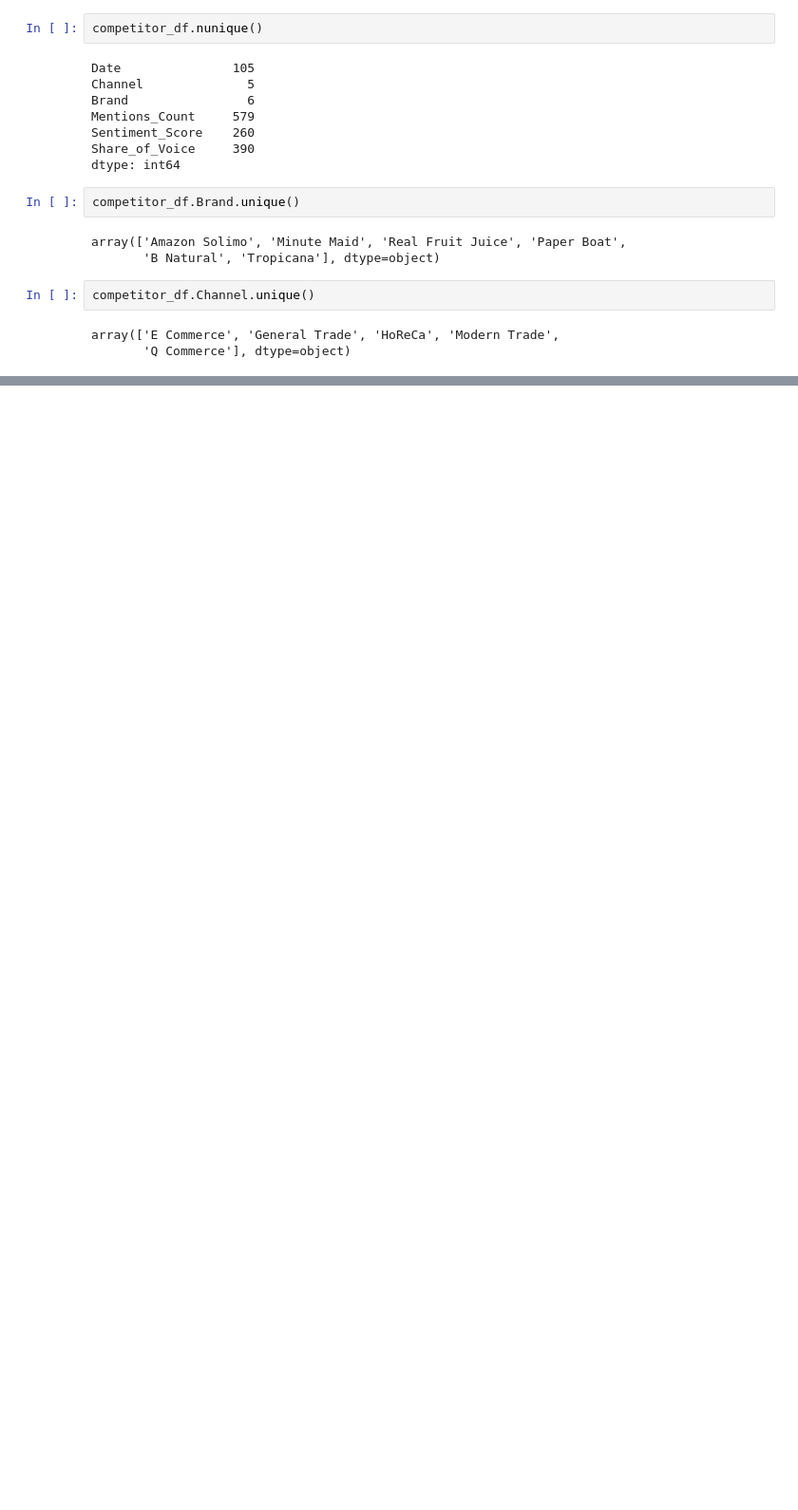
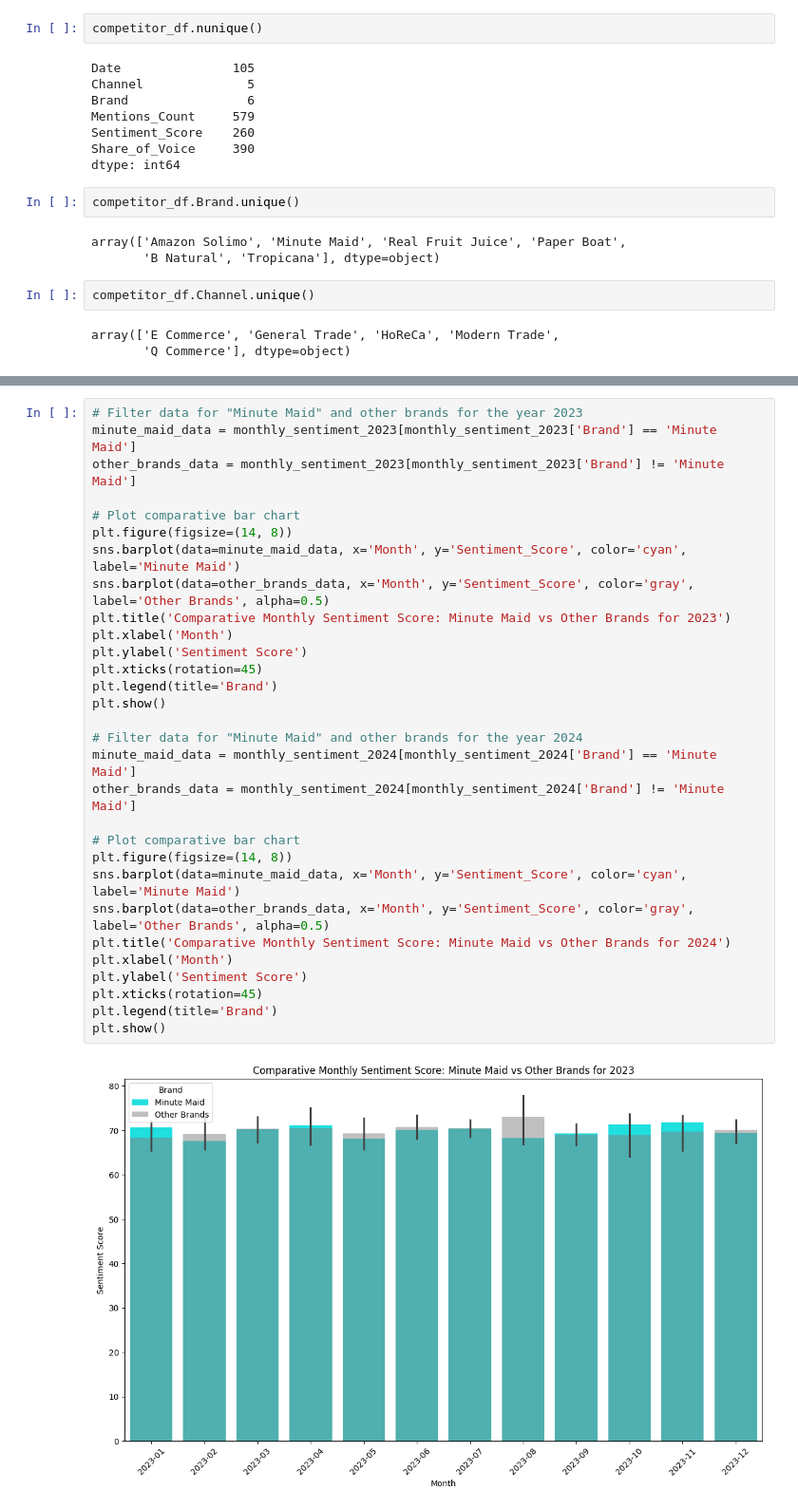
Before and after one commit to omkar-dalvi/datascience-rtm-hackathon, a Jupyter notebook: src/01 eda/competitor.ipynb, the cells around one changed output, grey strips where cells are left out. Shown at 95% size. Cells and saved outputs as stored; diff of their text form; blank space fills up the shorter version.

```diff
--- a/src/01 eda/competitor.ipynb
+++ b/src/01 eda/competitor.ipynb
@@ -93,0 +168,32 @@ plt.savefig('competitor_eda.png')
+# %%
+# Filter data for "Minute Maid" and other brands for the year 2023
+minute_maid_data = monthly_sentiment_2023[monthly_sentiment_2023['Brand'] == 'Minute Maid']
+other_brands_data = monthly_sentiment_2023[monthly_sentiment_2023['Brand'] != 'Minute Maid']
+
+# Plot comparative bar chart
+plt.figure(figsize=(14, 8))
+sns.barplot(data=minute_maid_data, x='Month', y='Sentiment_Score', color='cyan', label='Minute Maid')
+sns.barplot(data=other_brands_data, x='Month', y='Sentiment_Score', color='gray', label='Other Brands', alpha=0.5)
+plt.title('Comparative Monthly Sentiment Score: Minute Maid vs Other Brands for 2023')
+plt.xlabel('Month')
+plt.ylabel('Sentiment Score')
+plt.xticks(rotation=45)
+plt.legend(title='Brand')
+plt.show()
+
+# Filter data for "Minute Maid" and other brands for the year 2024
+minute_maid_data = monthly_sentiment_2024[monthly_sentiment_2024['Brand'] == 'Minute Maid']
+other_brands_data = monthly_sentiment_2024[monthly_sentiment_2024['Brand'] != 'Minute Maid']
+
+# Plot comparative bar chart
+plt.figure(figsize=(14, 8))
+sns.barplot(data=minute_maid_data, x='Month', y='Sentiment_Score', color='cyan', label='Minute Maid')
+sns.barplot(data=other_brands_data, x='Month', y='Sentiment_Score', color='gray', label='Other Brands', alpha=0.5)
+plt.title('Comparative Monthly Sentiment Score: Minute Maid vs Other Brands for 2024')
+plt.xlabel('Month')
+plt.ylabel('Sentiment Score')
+plt.xticks(rotation=45)
+plt.legend(title='Brand')
+plt.show()
+# %% [output]
+[figure, added]
```
Also changed, not shown: parts of 18 cells of this notebook.
